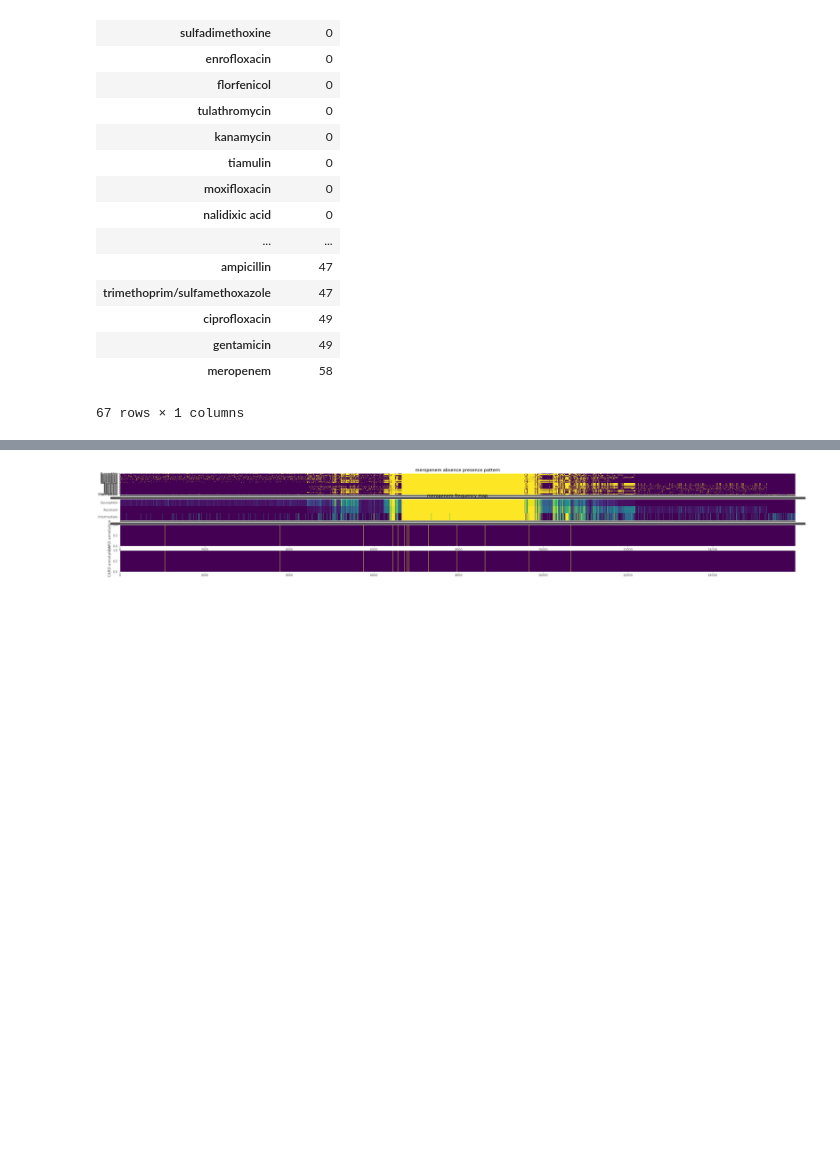
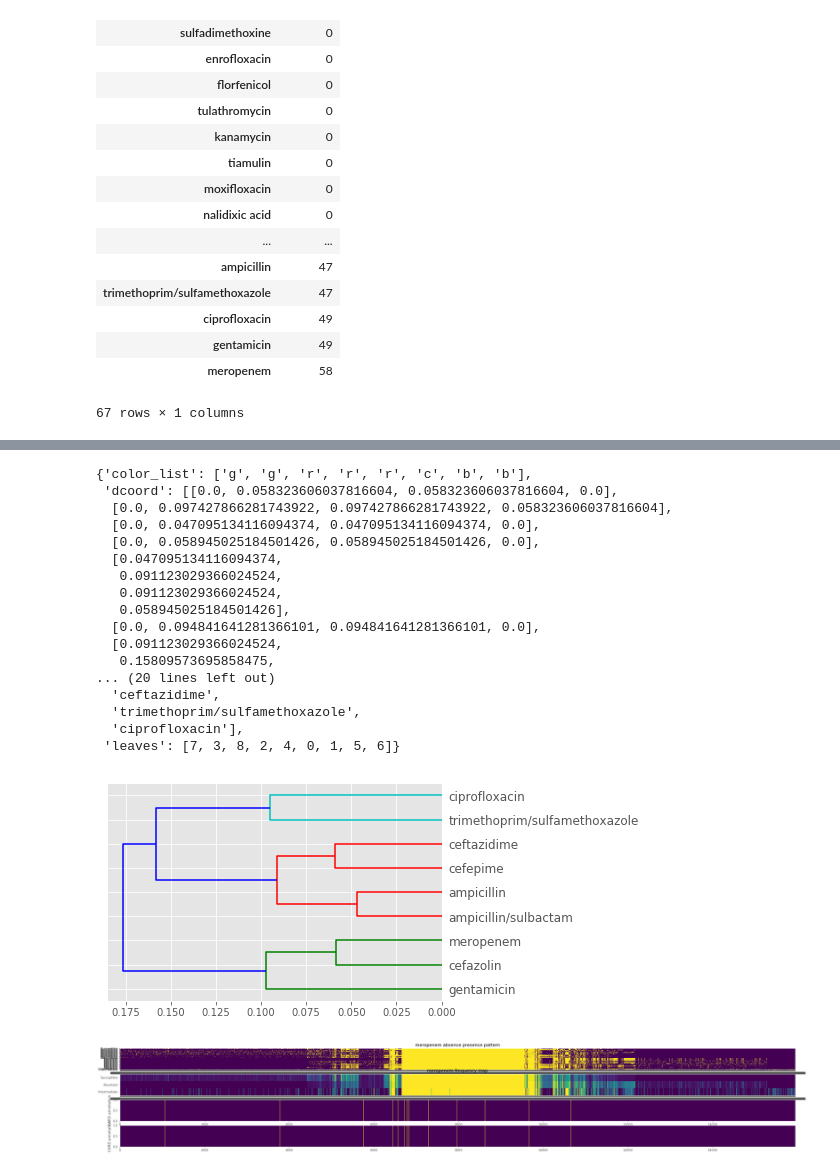
Before and after one commit to algaebrown/resistanceExp, a Jupyter notebook: visualization/exp2_cdhit/20170918pheotype_cdhit_card_pattern.ipynb, the cells around one changed output, grey strips where cells are left out. Saved outputs shown, nothing was run; the diff lists cells and outputs as text; code cells hidden in the pictures; blank space fills up the shorter version.

```diff
--- a/visualization/exp2_cdhit/20170918pheotype_cdhit_card_pattern.ipynb
+++ b/visualization/exp2_cdhit/20170918pheotype_cdhit_card_pattern.ipynb
@@ -135,3 +187,26 @@ signi_cog.to_excel("/home/hermuba/resistanceExp/EcoliGenomes/figures/significant
+# %%
+from scipy.cluster.hierarchy import dendrogram, linkage
+Z = linkage(cog_wo, 'ward')
+dendrogram(Z, labels = cog_wo.index, orientation = 'left')
+# %% [output]
+{'color_list': ['g', 'g', 'r', 'r', 'r', 'c', 'b', 'b'],
+ 'dcoord': [[0.0, 0.058323606037816604, 0.058323606037816604, 0.0],
+  [0.0, 0.097427866281743922, 0.097427866281743922, 0.058323606037816604],
+  [0.0, 0.047095134116094374, 0.047095134116094374, 0.0],
+  [0.0, 0.058945025184501426, 0.058945025184501426, 0.0],
+  [0.047095134116094374,
+   0.091123029366024524,
+   0.091123029366024524,
+   0.058945025184501426],
+  [0.0, 0.094841641281366101, 0.094841641281366101, 0.0],
+  [0.091123029366024524,
+   0.15809573695858475,
+... (20 lines left out)
+  'ceftazidime',
+  'trimethoprim/sulfamethoxazole',
+  'ciprofloxacin'],
+ 'leaves': [7, 3, 8, 2, 4, 0, 1, 5, 6]}
+[figure, added]
 # %%
 # calculate rs ratio; input antibiotic name; output: r/s ratio, index sorted by r/s ratio
 def rs_ratio(abx):
```
Also changed, not shown: parts of 6 cells of this notebook, 1 other file.
